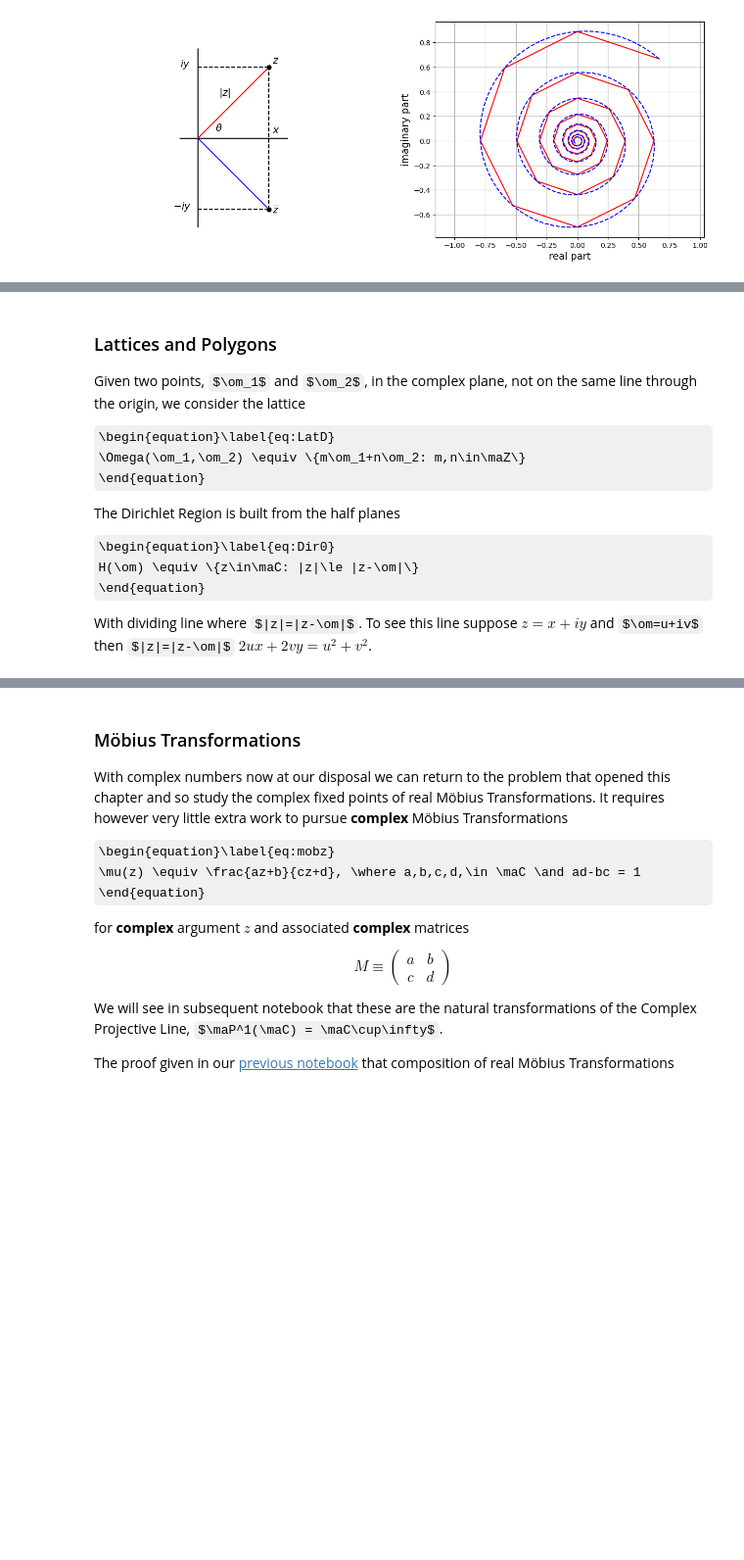
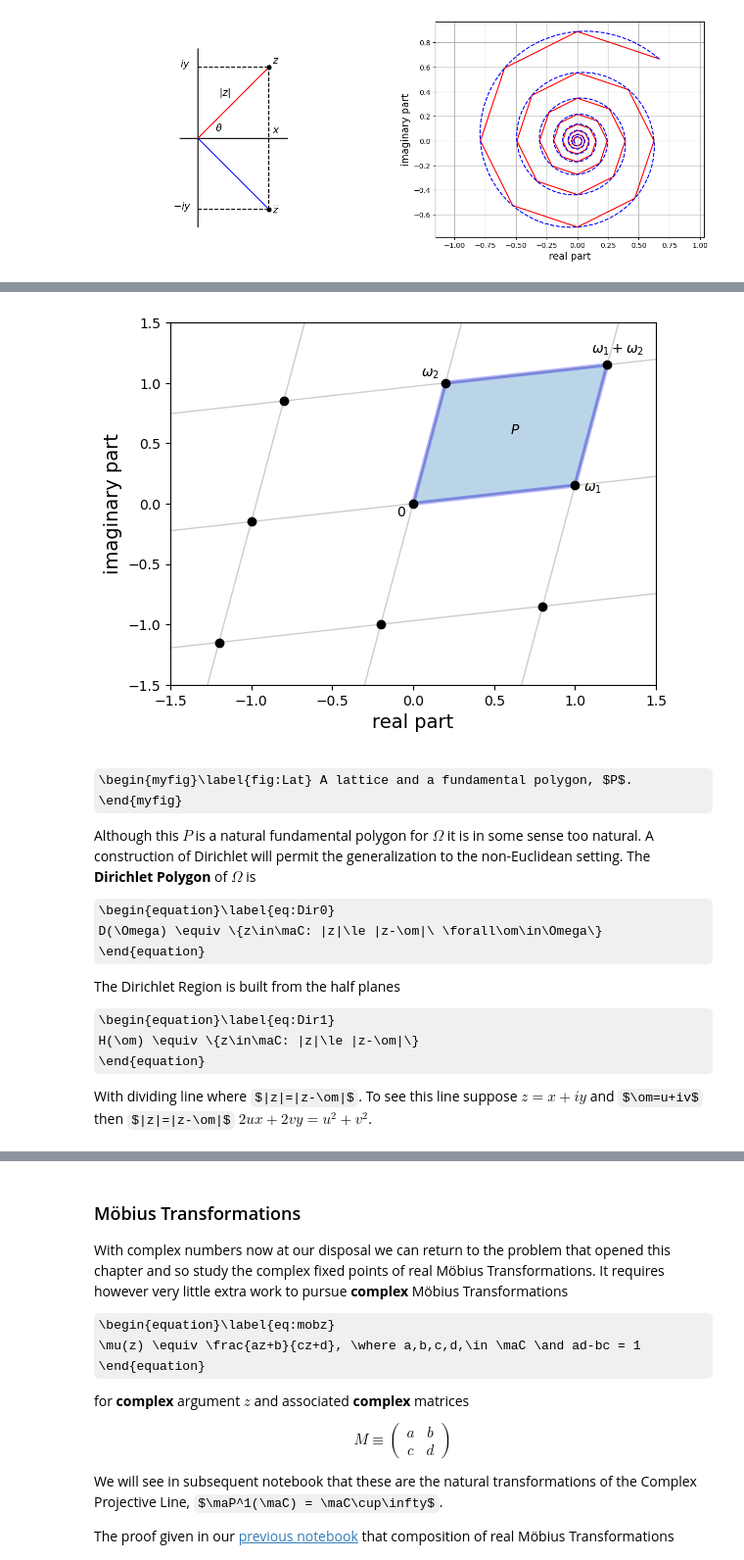
Before and after one commit to steve-cox-LA/JLA, a Jupyter notebook: 1. Transformations of the Plane/1.6.ComplexPlane.ipynb, the cells around one changed output, grey strips where cells are left out. Shown at 98% size. Saved outputs shown, nothing was run; the diff lists cells and outputs as text; code cells hidden in the pictures; some formulas as TeX source; blank space fills up the shorter version.

```diff
--- a/1. Transformations of the Plane/1.6.ComplexPlane.ipynb
+++ b/1. Transformations of the Plane/1.6.ComplexPlane.ipynb
@@ -235,15 +246,54 @@ where the log on the right is the familiar log of a positive number.
+# %%
+# Lattice and fundamental parallelogram
+
+import numpy as np
+import matplotlib.pyplot as plt
+%matplotlib inline
+
+om1 = 1 + 0.15j   # lattice basis
+om2 = 0.2 + 1j
+
+for m in range(-2,3):    # lattice points
+    for n in range(-2,3):
+        plt.plot(m*om1.real+n*om2.real,m*om1.imag+n*om2.imag,'ko')
+
+for m in range(-2,3):    # lattice lines
+    plt.plot([m*om1.real-2*om2.real,m*om1.real+2*om2.real], [m*om1.imag-2*om2.imag,m*om1.imag+2*om2.imag],'k',alpha=0.2,linewidth=1)
+    plt.plot([m*om2.real-2*om1.real,m*om2.real+2*om1.real], [m*om2.imag-2*om1.imag,m*om2.imag+2*om1.imag],'k',alpha=0.2,linewidth=1)
+
+plt.text(-.1,-.1,'$0$')
+plt.text(om1.real+.05, om1.imag-.05, '$\omega_1$')   # lattice lables
+plt.text(om2.real-.15, om2.imag+.05, '$\omega_2$')
+plt.text((om1+om2).real-.1, (om1+om2).imag+.1, '$\omega_1+\omega_2$')
+
+xP = [0, om1.real, (om1+om2).real, om2.real]   # fill and label parallelogram
+yP = [0, om1.imag, (om1+om2).imag, om2.imag]
+plt.fill(xP, yP, alpha=0.3, edgecolor='b',linewidth=3)
+plt.text(np.mean(xP),np.mean(yP),'$P$')
+
+plt.axis([-3/2,3/2,-3/2,3/2])
+plt.xlabel('real part',fontsize=14)
+plt.ylabel('imaginary part',fontsize=14);
+# %% [output]
+[figure, added]
 # %% [markdown]
-### Lattices and Polygons
+\begin{myfig}\label{fig:Lat} A lattice and a fundamental polygon, $P$. \end{myfig}
 
-Given two points, $\om_1$ and $\om_2$, in the complex plane, not on the same line through the origin, we consider the lattice
+Although this $P$ is a natural fundamental polygon for $\Omega$ it is in some sense too natural. A construction of Dirichlet will permit the generalization to the non-Euclidean setting. The **Dirichlet Polygon** of $\Omega$ is
 
-\begin{equation}\label{eq:LatD}
-  \Omega(\om_1,\om_2) \equiv \{m\om_1+n\om_2: m,n\in\maZ\}
+\begin{equation}\label{eq:Dir0}
+  D(\Omega) \equiv \{z\in\maC: |z|\le |z-\om|\ \forall\om\in\Omega\}
 \end{equation}
+
+
+
+
+
+
 
 The Dirichlet Region is built from the half planes
 
-\begin{equation}\label{eq:Dir0}
+\begin{equation}\label{eq:Dir1}
   H(\om) \equiv \{z\in\maC: |z|\le |z-\om|\}
 \end{equation}
 
```
Also changed, not shown: parts of 5 cells of this notebook, 1 other file.
